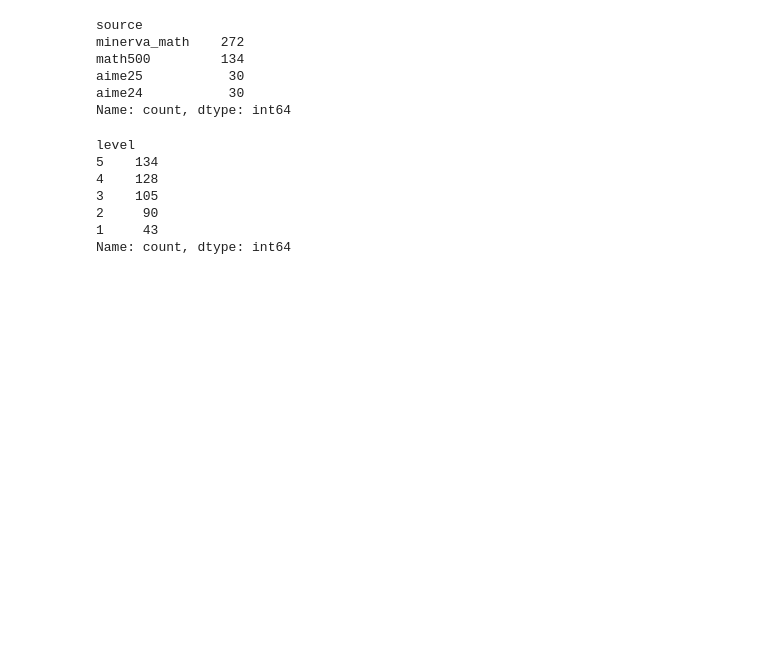
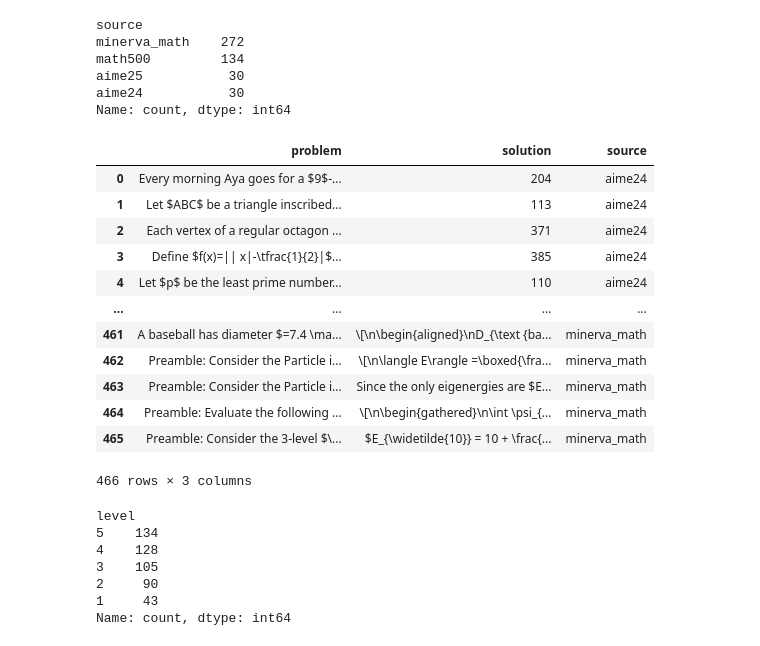
Before and after one commit to Aochong-Li/perturb-r, a Jupyter notebook: notebook/math/benchmark_eval.ipynb, the cells around one changed output. Saved outputs shown, nothing was run; the diff lists cells and outputs as text; code cells hidden in the pictures; blank space fills up the shorter version.

```diff
--- a/notebook/math/benchmark_eval.ipynb
+++ b/notebook/math/benchmark_eval.ipynb
@@ -40,6 +40,22 @@ math500         134
 aime25           30
 aime24           30
 Name: count, dtype: int64
+# %%
+eval_df
+# %% [output]
+|  | problem | solution | source |
+| 0 | Every morning Aya goes for a $9$-... | 204 | aime24 |
+| 1 | Let $ABC$ be a triangle inscribed... | 113 | aime24 |
+| 2 | Each vertex of a regular octagon ... | 371 | aime24 |
+| 3 | Define $f(x)=|| x|-\tfrac{1}{2}|$... | 385 | aime24 |
+| 4 | Let $p$ be the least prime number... | 110 | aime24 |
+| ... | ... | ... | ... |
+| 461 | A baseball has diameter $=7.4 \ma... | \[\n\begin{aligned}\nD_{\text {ba... | minerva_math |
+| 462 | Preamble: Consider the Particle i... | \[\n\langle E\rangle =\boxed{\fra... | minerva_math |
+| 463 | Preamble: Consider the Particle i... | Since the only eigenergies are $E... | minerva_math |
+| 464 | Preamble: Evaluate the following ... | \[\n\begin{gathered}\n\int \psi_{... | minerva_math |
+| 465 | Preamble: Consider the 3-level $\... | $E_{\widetilde{10}} = 10 + \frac{... | minerva_math |
+466 rows × 3 columns
 # %%
 path= '../rlvr/Qwen2.5-Eval/evaluation/data/math500/test.jsonl'
 def read_jsonl(path):
```
Also changed, not shown: 1 other file.
